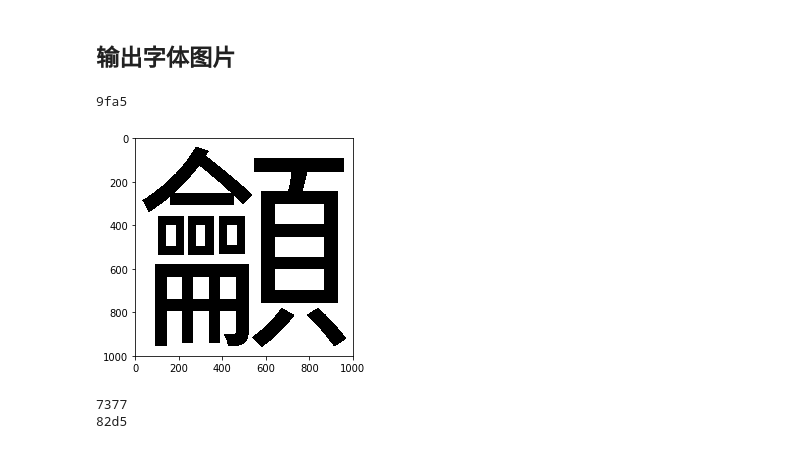
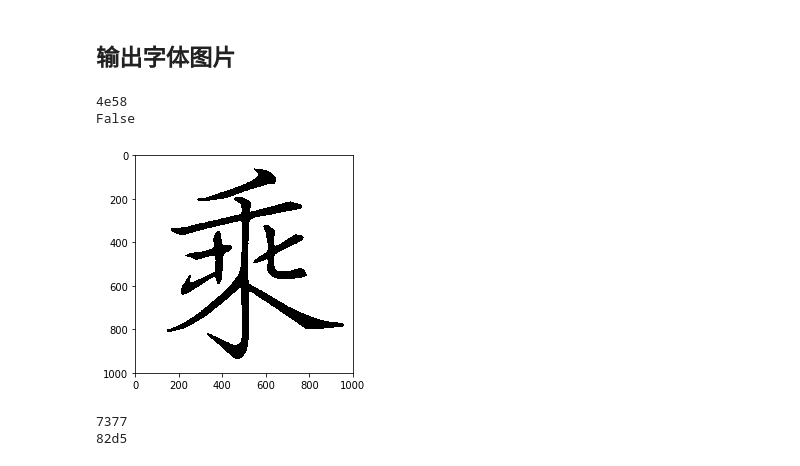
Before and after one commit to mschoema/Type-Design-Project, a Jupyter notebook: inputFiles/GB2312.ipynb, the cells around one changed output. Cells and saved outputs as stored; diff of their text form; code cells hidden in the pictures.

Commit message:
xor pooling + loss maps + new database + new font files

```diff
--- a/inputFiles/GB2312.ipynb
+++ b/inputFiles/GB2312.ipynb
@@ -378,30 +378,37 @@ from PIL import Image, ImageFont, ImageDraw
 # 图片大小，像素
 size = 1000
 # 字体文件名称
-font = "SourceHanSansCN-Regular.otf"
+font = "HanYiXiXingKaiJian-1.ttf"
 
 def getFontImage(text,size,font):
     im=Image.new("RGB",(size,size),(255,255,255))
     dr=ImageDraw.Draw(im)
 
-    font=ImageFont.truetype(os.path.join("./",font),size)
+    font=ImageFont.truetype(os.path.join("./Kaiti/",font),size)
     dr.text((0,0),text,font=font,fill="#000000")
     im = im.convert('1')
     return im
 # %%
-character = '龥'
+from PIL import ImageChops
+character = '乘'
 
 # 单独一个字保存到gb2312目录下
 unicode = takeUnicode(character)[2:]
 print(unicode)
-# getFontImage(character,size,font).save('./{}.png'.format(unicode))
+im = getFontImage(character,size,font)
+
+def isEmpty(im):
+    return not ImageChops.invert(im).getbbox()
+
+print(isEmpty(im))
 
 # 单独预览一个字
 plt.imshow(getFontImage(character,size,font))
 plt.axis('on') # 关掉坐标轴为 off
 plt.show()
 # %% [output]
-9fa5
+4e58
+False
-[figure, old version]
+[figure, new version]
 # %%
 #批量覆盖 png文件
```
Also changed, not shown: parts of 1 cell of this notebook, 27 other files.
